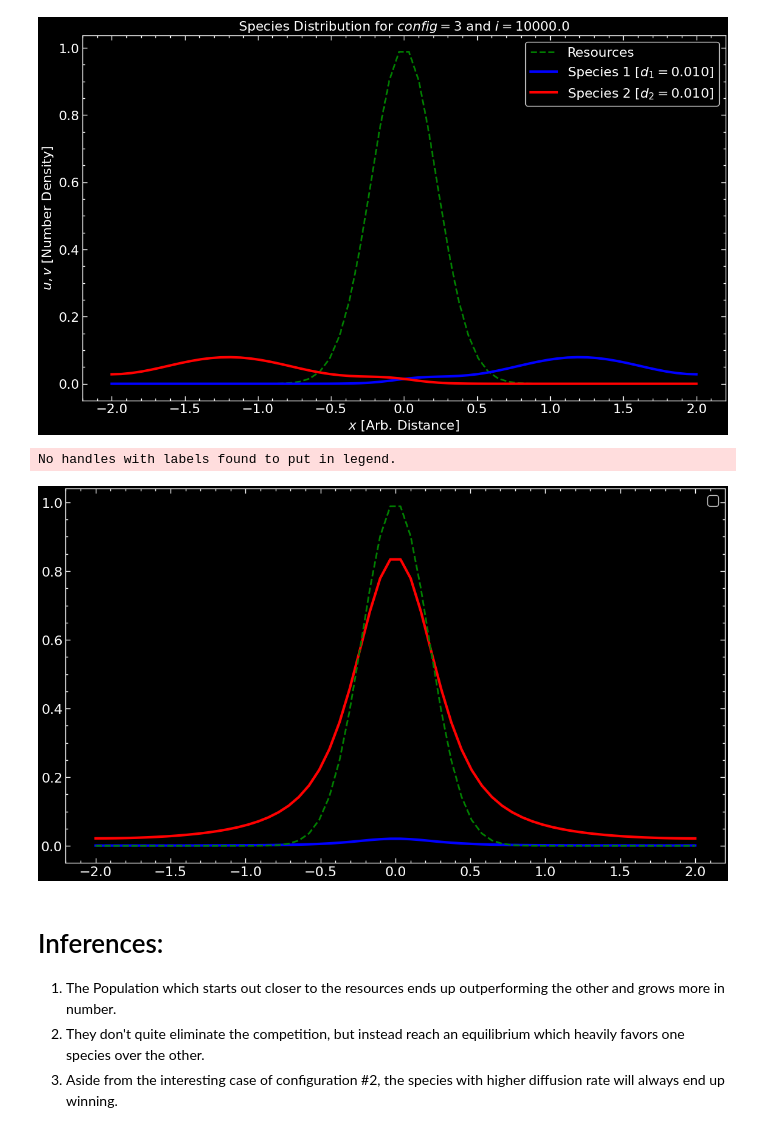
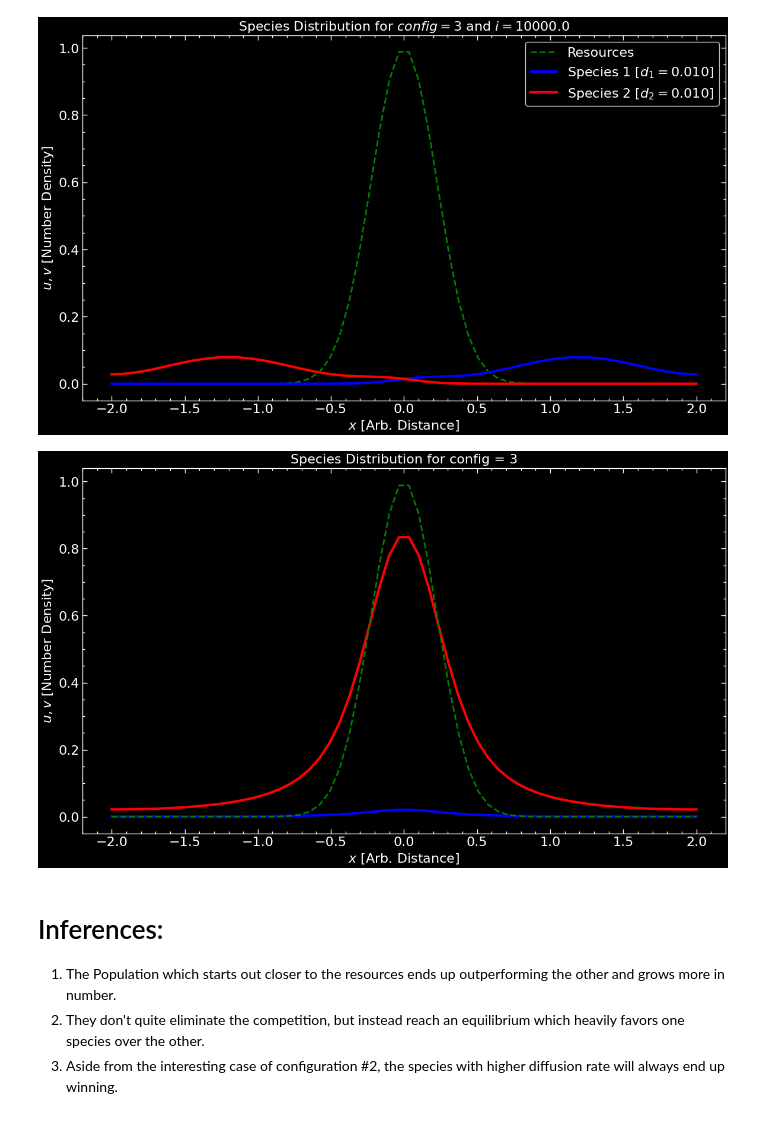
Before and after one commit to Siddhantshimpi/Siddhantshimpi, a Jupyter notebook: Mathematics/natural_selection.ipynb, the cells around one changed output. Drawn from its saved outputs; the diff is of its cells as text; code cells hidden in the pictures.

```diff
--- a/Mathematics/natural_selection.ipynb
+++ b/Mathematics/natural_selection.ipynb
@@ -113,23 +113,24 @@ Text(0, 0.5, '$u, v$ [Number Density]')
 # %%
 def animate(i):
     line1.set_data(x, u[500 * i])
     line2.set_data(x, v[500 * i])
     line3.set_data(x, r)
 
 fig, ax = plt.subplots(1, 1, figsize = (14, 8))
 
 ax.grid()
-ax.legend()
+ax.set_title('Species Distribution for config = {}'.format(config))
+ax.set_xlabel(r'$x$ [Arb. Distance]')
+ax.set_ylabel(r'$u, v$ [Number Density]')
 
 line1, = ax.plot(x, u[0], lw = 3, label = r'Species 1 [$d_1=${:.3f}]'.format(d1), color = 'blue')
 line2, = ax.plot(x, u[1], lw = 3, label = r'Species 2 [$d_2=${:.3f}]'.format(d2), color = 'red')
 line3, = ax.plot(x, r, ls = '--', label = 'Resources', color = 'green')
 
 ani = animation.FuncAnimation(fig, animate, frames = 399, interval = 50)
-ani.save('species.gif', writer = 'pillow', fps = 10)
+ani.save('..\Media\species.gif', writer = 'pillow', fps = 10)
 # %% [output]
-No handles with labels found to put in legend.
-[figure, old version]
+[figure, new version]
 # %% [markdown]
 # Inferences:
 
```
Also changed, not shown: 7 other files.
